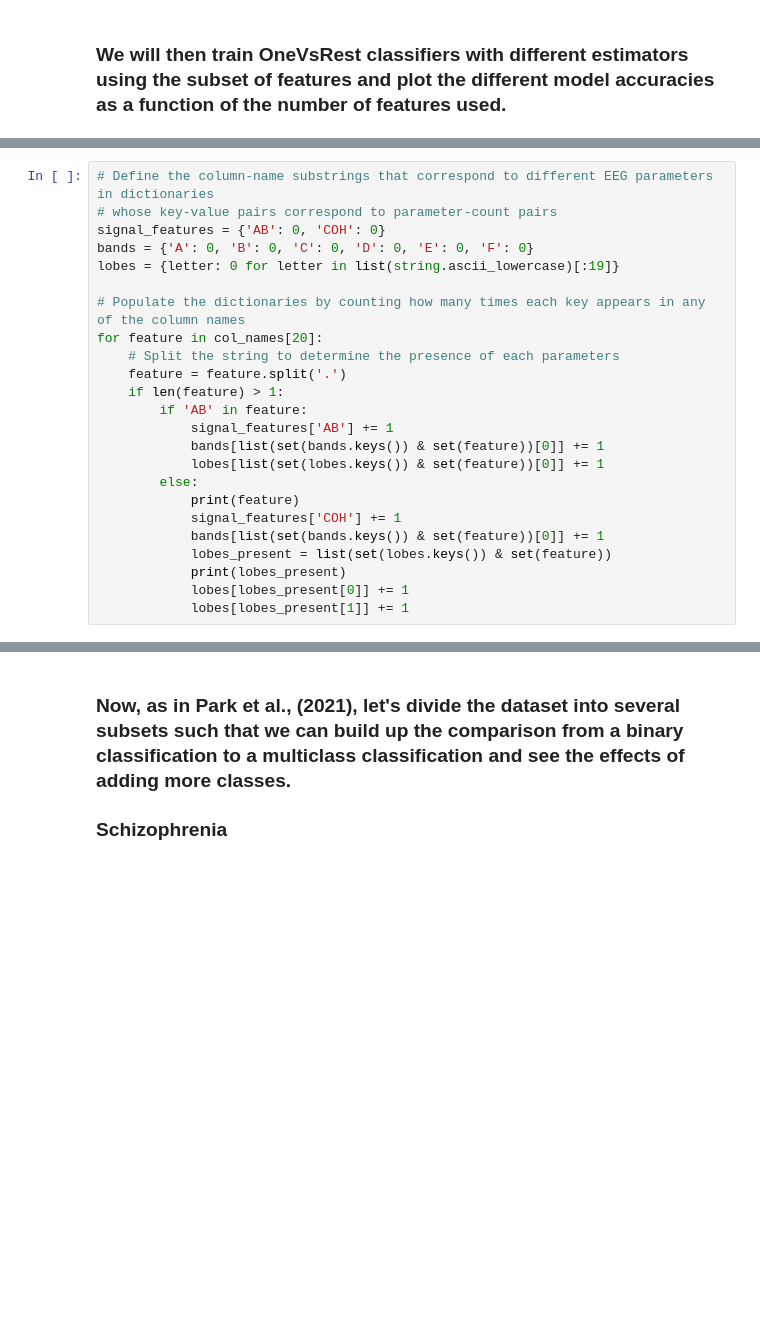
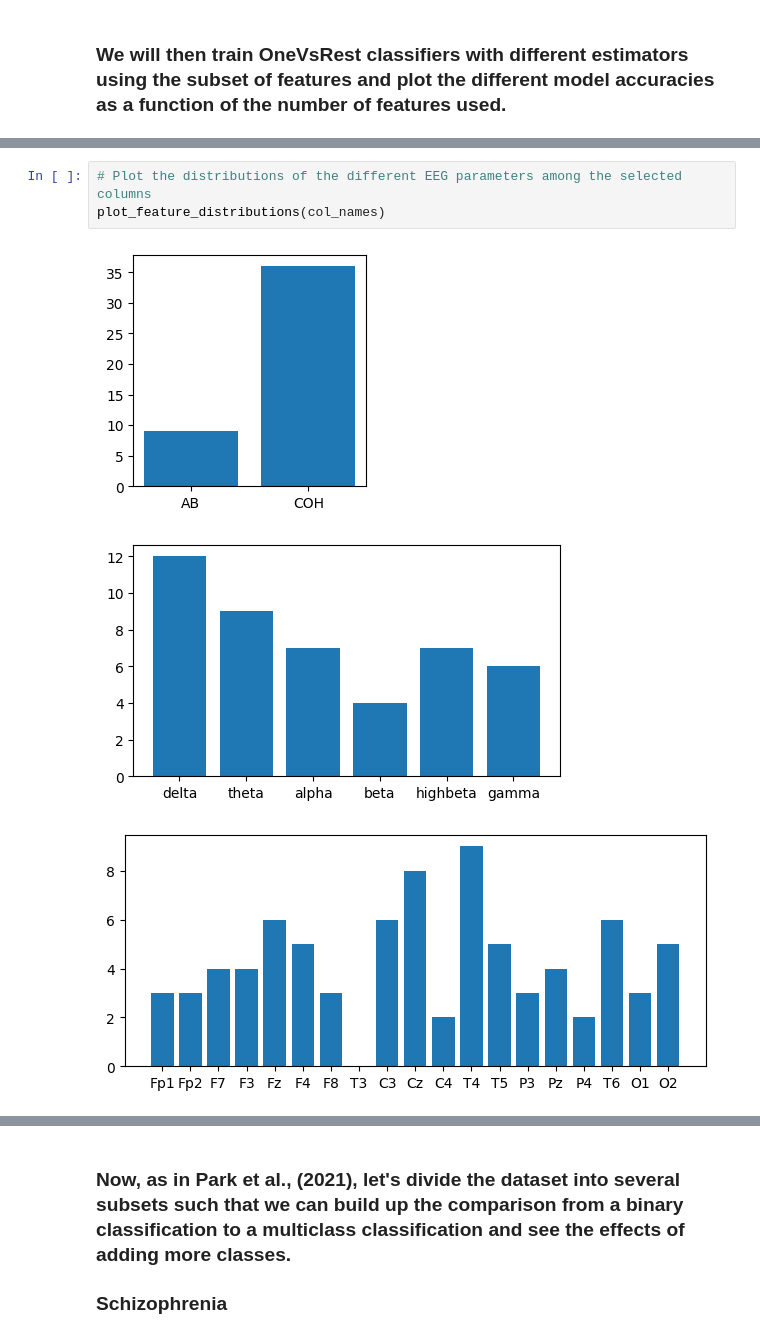
Before and after one commit to RicardoEspinoza279/DATATHON25_NeurotechTrack, a Jupyter notebook: RicardoEspinoza_Datathon25_Code.ipynb, the cells around one changed output, grey strips where cells are left out. Saved outputs shown, nothing was run; the diff lists cells and outputs as text; blank space fills up the shorter version.

```diff
--- a/RicardoEspinoza_Datathon25_Code.ipynb
+++ b/RicardoEspinoza_Datathon25_Code.ipynb
@@ -373,24 +578,7 @@ plt.show()
 # %%
-# Define the column-name substrings that correspond to different EEG parameters in dictionaries
-# whose key-value pairs correspond to parameter-count pairs
-signal_features = {'AB': 0, 'COH': 0}
-bands = {'A': 0, 'B': 0, 'C': 0, 'D': 0, 'E': 0, 'F': 0}
-lobes = {letter: 0 for letter in list(string.ascii_lowercase)[:19]}
-
-# Populate the dictionaries by counting how many times each key appears in any of the column names
-for feature in col_names[20]:
-    # Split the string to determine the presence of each parameters
-    feature = feature.split('.')
-    if len(feature) > 1:
-        if 'AB' in feature:
-            signal_features['AB'] += 1
-            bands[list(set(bands.keys()) & set(feature))[0]] += 1
-            lobes[list(set(lobes.keys()) & set(feature))[0]] += 1
-        else:
-            print(feature)
-            signal_features['COH'] += 1
-            bands[list(set(bands.keys()) & set(feature))[0]] += 1
-            lobes_present = list(set(lobes.keys()) & set(feature))
-            print(lobes_present)
-            lobes[lobes_present[0]] += 1
-            lobes[lobes_present[1]] += 1
+# Plot the distributions of the different EEG parameters among the selected columns
+plot_feature_distributions(col_names)
+# %% [output]
+[figure, added]
+[figure, added]
+[figure, added]
```
Also changed, not shown: parts of 50 cells of this notebook.
